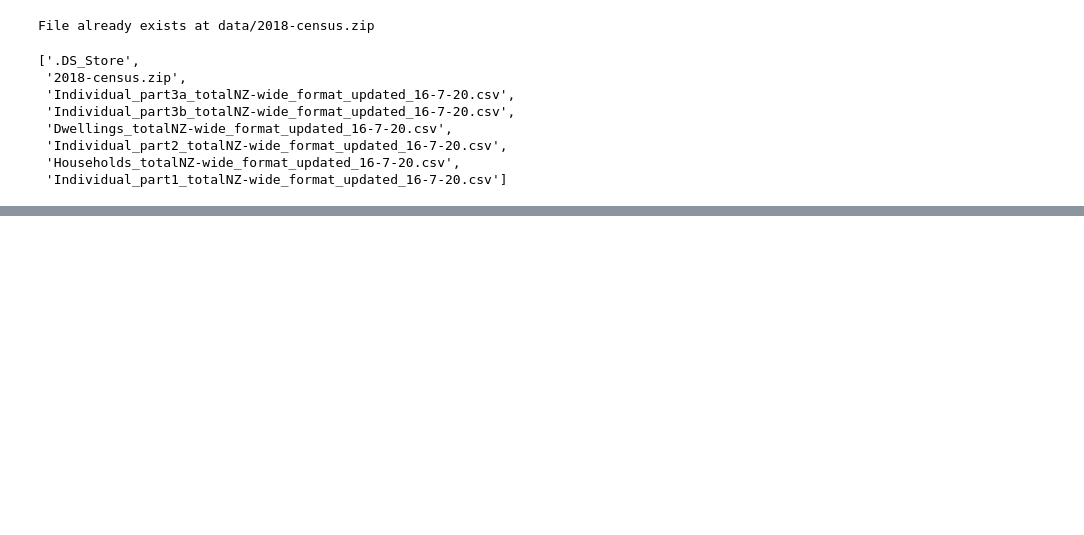
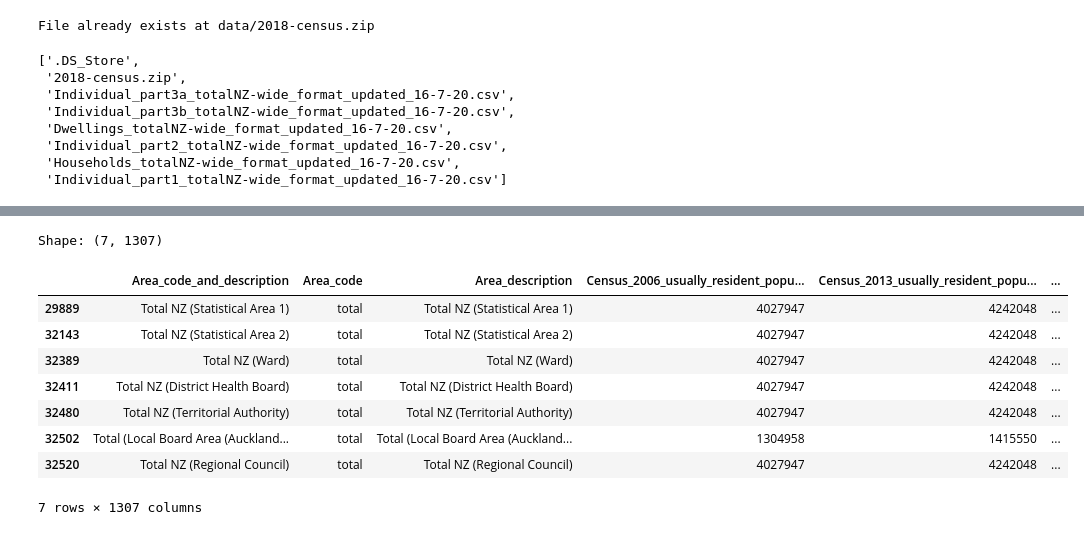
Before and after one commit to hlm628/hackanoho-2025, a Jupyter notebook: hackanoho-2025.ipynb, the cells around one changed output, grey strips where cells are left out. Cells and saved outputs as stored; diff of their text form; code cells hidden in the pictures; blank space fills up the shorter version.

```diff
--- a/hackanoho-2025.ipynb
+++ b/hackanoho-2025.ipynb
@@ -78,0 +70,12 @@ df.head()
+# %%
+# load each of the CSVs in the data directory, and print the first few rows and columns
+csv_files = [f for f in os.listdir(DATA_DIR) if f.endswith('.csv')]
+for f in csv_files:
+    print(f)
+    with warnings.catch_warnings():
+        warnings.simplefilter("ignore")
+        df = pd.read_csv(os.path.join(DATA_DIR, f))
+    print(f"Shape: {df.shape}")
+    print(f"Columns: {df.columns}")
+    print(f"First few rows:")
+    print(df.iloc[:5, :5])
@@ -78,0 +100,10 @@ df.head()
+# %%
+# load all the tables starting with 'Individual' and concatenate them (horizontally); order them lexicographically
+individual_dfs = [f for f in csv_files if f.startswith('Individual')]
+individual_dfs = sorted(individual_dfs)
+individual_dfs = [pd.read_csv(os.path.join(DATA_DIR, f)) for f in individual_dfs]
+# join them using the first two columns as the index
+individual_df = pd.concat(individual_dfs, axis=1, join='inner')
+individual_df = individual_df.loc[:,~individual_df.columns.duplicated()]
+print(f"Shape: {individual_df.shape}")
+individual_df.head()
@@ -78,0 +127,6 @@ df.head()
+# %%
+# filter to rows of SA1 where the first column starts with the string 'SA1'
+SA1_df = individual_df[individual_df.iloc[:,0].apply(lambda x: str(x).startswith('SA1'))]
+print(f"Shape: {SA1_df.shape}")
+# check the tail
+SA1_df.tail()
@@ -78,0 +142,4 @@ df.head()
+# %%
+# drop the selected rows from individual_df
+individual_df = individual_df.drop(SA1_df.index)
+individual_df.head()
@@ -78,0 +154,16 @@ df.head()
+# %%
+ # grab all the rows where the first column starts with 'Total'
+total_df = individual_df[individual_df.iloc[:,0].apply(lambda x: str(x).startswith('Total'))]
+print(f"Shape: {total_df.shape}")
+total_df
+# %% [output]
+Shape: (7, 1307)
+|  | Area_code_and_description | Area_code | Area_description | Census_2006_usually_resident_popu... | Census_2013_usually_resident_popu... | ... |
+| 29889 | Total NZ (Statistical Area 1) | total | Total NZ (Statistical Area 1) | 4027947 | 4242048 | ... |
+| 32143 | Total NZ (Statistical Area 2) | total | Total NZ (Statistical Area 2) | 4027947 | 4242048 | ... |
+| 32389 | Total NZ (Ward) | total | Total NZ (Ward) | 4027947 | 4242048 | ... |
+| 32411 | Total NZ (District Health Board) | total | Total NZ (District Health Board) | 4027947 | 4242048 | ... |
+| 32480 | Total NZ (Territorial Authority) | total | Total NZ (Territorial Authority) | 4027947 | 4242048 | ... |
+| 32502 | Total (Local Board Area (Auckland... | total | Total (Local Board Area (Auckland... | 1304958 | 1415550 | ... |
+| 32520 | Total NZ (Regional Council) | total | Total NZ (Regional Council) | 4027947 | 4242048 | ... |
+7 rows × 1307 columns
```
Also changed, not shown: parts of 29 cells of this notebook, 2 other files.
